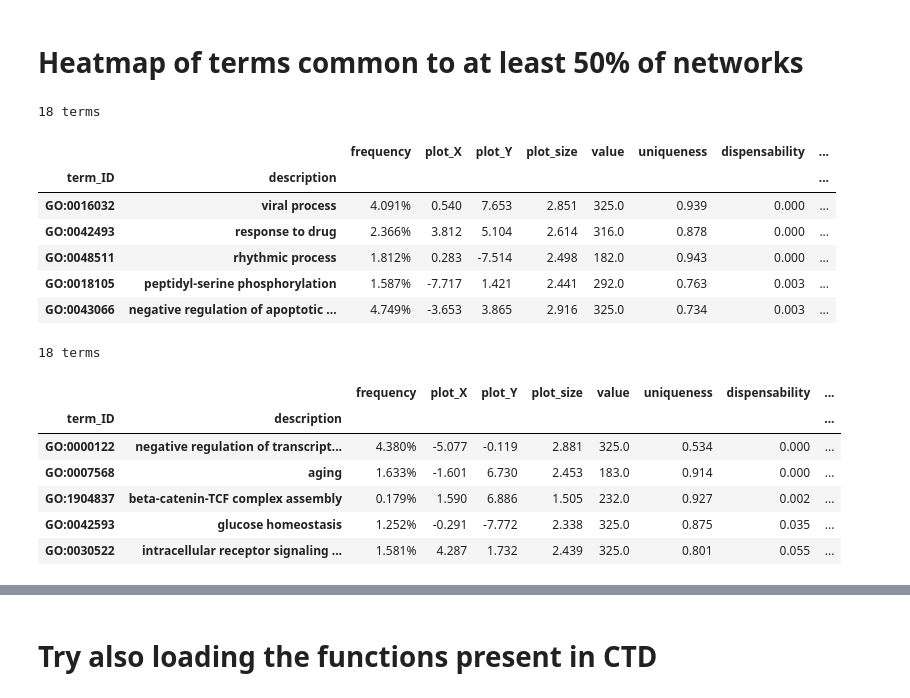
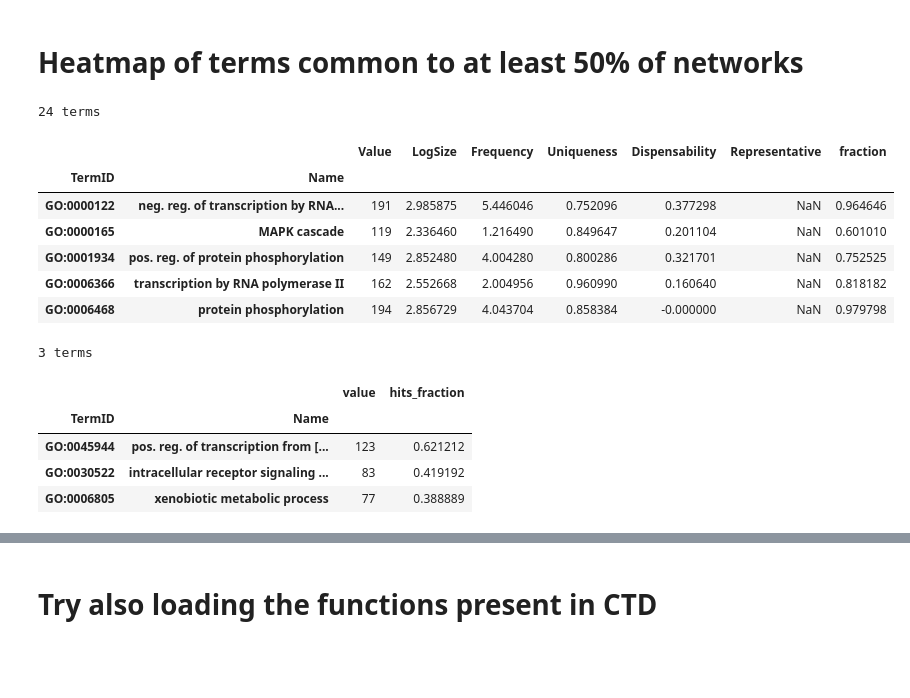
Before and after one commit to Murali-group/tox_signaling_networks, a Jupyter notebook: src/jupyter-notebooks/goterm-heatmap.ipynb, the cells around one changed output, grey strips where cells are left out. Saved outputs shown, nothing was run; the diff lists cells and outputs as text; code cells hidden in the pictures; blank space fills up the shorter version.

```diff
--- a/src/jupyter-notebooks/goterm-heatmap.ipynb
+++ b/src/jupyter-notebooks/goterm-heatmap.ipynb
@@ -138,43 +199,43 @@ def enrichment_heatmap(chem, df, chem_hits_df, out_dir):
 # %% [markdown]
 # Heatmap of terms common to at least 50% of networks
 # %%
-# also read in the frequency of the terms among the networks
-# counts_file = "%s/325chemicals-sig-terms-bonferroni-c0_01-counts.tsv" % (results_dir)
-revigo_counts_file = "/home/jeffl/Sync/lab-sync/projects/toxcast/outputs/2018_01-toxcast-d2d-p1_5-u1_25/weighted/stats/go-analysis/325chemicals-common-terms-c0_5-revigo.csv"
-df = pd.read_csv(revigo_counts_file, index_col=['term_ID', 'description'])
-df = df[df['eliminated'] == 0]
-df['fraction'] = df['value'] / df['value'].max()
+# counts_file = "%s/hits/325chemicals-sig-terms-bonferroni-c0_01-counts.tsv" % (results_dir)
+revigo_counts_file = "outputs/2018_01-toxcast-d2d-p1_5-u1_25/weighted/stats/go-analysis-k150/197chemicals-sig-terms-bonferroni-c0_01-counts-revigo.tsv"
+df = pd.read_csv(revigo_counts_file, sep='\t', index_col=['TermID', 'Name'])
+df = df[pd.isnull(df['Representative'])]
+df['fraction'] = df['Value'] / 198
 print("%d terms" % (len(df)))
 df_counts = df
 df_counts.head()
 # %% [output]
-18 terms
+24 terms
-|  |  | frequency | plot_X | plot_Y | plot_size | value | uniqueness | dispensability | ... |
-| term_ID | description |  |  |  |  |  |  |  | ... |
-| GO:0016032 | viral process | 4.091% | 0.540 | 7.653 | 2.851 | 325.0 | 0.939 | 0.000 | ... |
-| GO:0042493 | response to drug | 2.366% | 3.812 | 5.104 | 2.614 | 316.0 | 0.878 | 0.000 | ... |
-| GO:0048511 | rhythmic process | 1.812% | 0.283 | -7.514 | 2.498 | 182.0 | 0.943 | 0.000 | ... |
-| GO:0018105 | peptidyl-serine phosphorylation | 1.587% | -7.717 | 1.421 | 2.441 | 292.0 | 0.763 | 0.003 | ... |
-| GO:0043066 | negative regulation of apoptotic ... | 4.749% | -3.653 | 3.865 | 2.916 | 325.0 | 0.734 | 0.003 | ... |
+|  |  | Value | LogSize | Frequency | Uniqueness | Dispensability | Representative | fraction |
+| TermID | Name |  |  |  |  |  |  |  |
+| GO:0000122 | neg. reg. of transcription by RNA... | 191 | 2.985875 | 5.446046 | 0.752096 | 0.377298 | NaN | 0.964646 |
+| GO:0000165 | MAPK cascade | 119 | 2.336460 | 1.216490 | 0.849647 | 0.201104 | NaN | 0.601010 |
+| GO:0001934 | pos. reg. of protein phosphorylation | 149 | 2.852480 | 4.004280 | 0.800286 | 0.321701 | NaN | 0.752525 |
+| GO:0006366 | transcription by RNA polymerase II | 162 | 2.552668 | 2.004956 | 0.960990 | 0.160640 | NaN | 0.818182 |
+| GO:0006468 | protein phosphorylation | 194 | 2.856729 | 4.043704 | 0.858384 | -0.000000 | NaN | 0.979798 |
 # %%
 # and among the hits
 # counts_file = "%s/hits/325chemicals-sig-terms-bonferroni-c0_01-counts.tsv" % (results_dir)
-revigo_counts_file = "/home/jeffl/Sync/lab-sync/projects/toxcast/outputs/2018_01-toxcast-d2d-p1_5-u1_25/weighted/stats/go-analysis/hits/325chemicals-common-terms-c0_5-revigo.csv"
-df = pd.read_csv(revigo_counts_file, index_col=['term_ID', 'description'])
-df = df[df['eliminated'] == 0]
-df['hits_fraction'] = df['value'] / df['value'].max()
+counts_file = "outputs/2018_01-toxcast-d2d-p1_5-u1_25/weighted/stats/go-analysis/197chemical-hits-sig-terms-bonferroni-c0_01-counts-manual.tsv"
+df = pd.read_csv(counts_file, sep='\t', index_col=['TermID', 'Name'])
+# df.head()
+# df = df[df['eliminated'] == 0]
+df['hits_fraction'] = df['value'] / 198
+# limit the terms to those in at least 50% or more
+df = df[df['hits_fraction'] > 0.33]
 print("%d terms" % (len(df)))
 df_counts_hits = df
 df_counts_hits.head()
 # %% [output]
-18 terms
+3 terms
-|  |  | frequency | plot_X | plot_Y | plot_size | value | uniqueness | dispensability | ... |
-| term_ID | description |  |  |  |  |  |  |  | ... |
-| GO:0000122 | negative regulation of transcript... | 4.380% | -5.077 | -0.119 | 2.881 | 325.0 | 0.534 | 0.000 | ... |
-| GO:0007568 | aging | 1.633% | -1.601 | 6.730 | 2.453 | 183.0 | 0.914 | 0.000 | ... |
-| GO:1904837 | beta-catenin-TCF complex assembly | 0.179% | 1.590 | 6.886 | 1.505 | 232.0 | 0.927 | 0.002 | ... |
-| GO:0042593 | glucose homeostasis | 1.252% | -0.291 | -7.772 | 2.338 | 325.0 | 0.875 | 0.035 | ... |
-| GO:0030522 | intracellular receptor signaling ... | 1.581% | 4.287 | 1.732 | 2.439 | 325.0 | 0.801 | 0.055 | ... |
+|  |  | value | hits_fraction |
+| TermID | Name |  |  |
+| GO:0045944 | pos. reg. of transcription from [... | 123 | 0.621212 |
+| GO:0030522 | intracellular receptor signaling ... | 83 | 0.419192 |
+| GO:0006805 | xenobiotic metabolic process | 77 | 0.388889 |
 # %%
 # now make a heatmap, where we sort by the maximum fraction among hits or net
 # df = df_counts[['description', 'fraction']]
```
Also changed, not shown: parts of 20 cells of this notebook.
